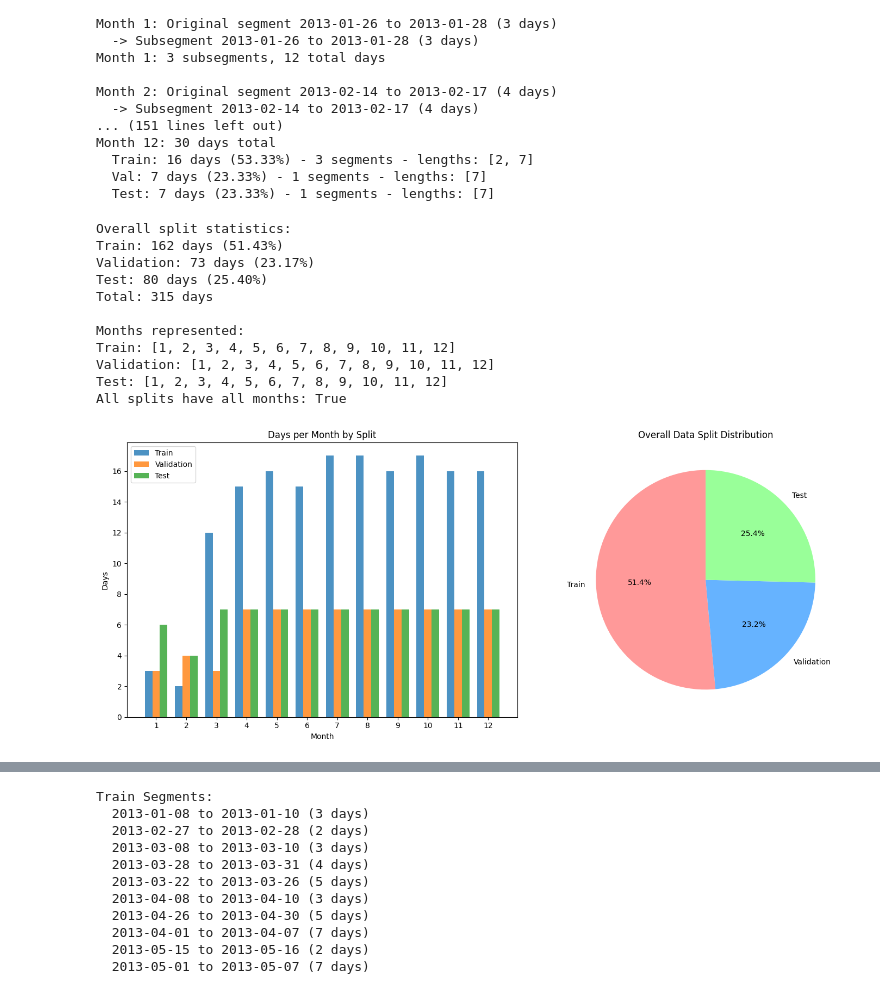
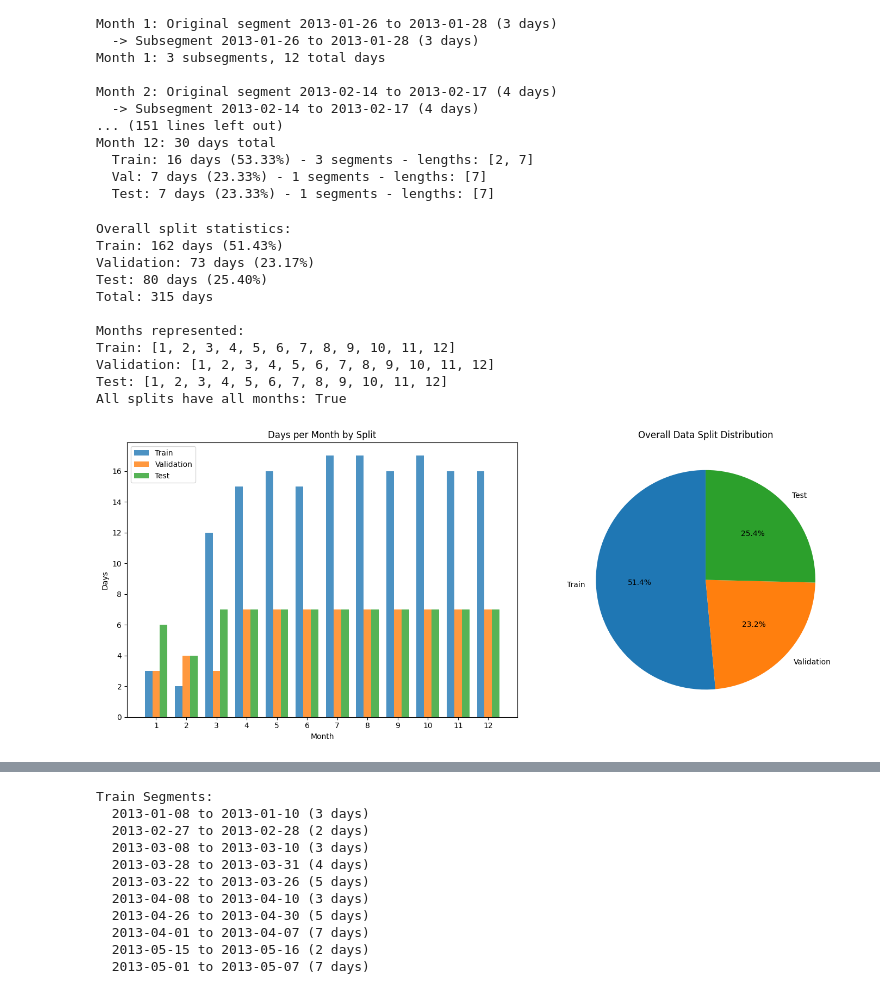
Before and after one commit to mmmmmm44/AdversarialSMControl, a Jupyter notebook: 03_data_split.ipynb, the cells around one changed output, grey strips where cells are left out. Cells and saved outputs as stored; diff of their text form; code cells hidden in the pictures.

Commit message:
Add calendar plot & save plots for visualization

```diff
--- a/03_data_split.ipynb
+++ b/03_data_split.ipynb
@@ -387,6 +387,12 @@ print(f"All splits have all months: {train_months == val_months == test_months}"
 # Visualize the split distribution
 fig, (ax1, ax2) = plt.subplots(1, 2, figsize=(15, 6))
 
+# Define consistent colors for all plots
+# Using matplotlib's default color cycle (C0, C1, C2)
+train_color = plt.cm.tab10(0)  # Blue
+val_color = plt.cm.tab10(1)    # Orange
+test_color = plt.cm.tab10(2)   # Green
+
 # Plot 1: Days per month by split
 months = sorted(split_summary.keys())
 train_days_by_month = [split_summary[m]['train_days'] for m in months]
@@ -396,37 +402,43 @@ test_days_by_month = [split_summary[m]['test_days'] for m in months]
 x = np.arange(len(months))
 width = 0.25
 
-ax1.bar(x - width, train_days_by_month, width, label='Train', alpha=0.8)
-ax1.bar(x, val_days_by_month, width, label='Validation', alpha=0.8)
-ax1.bar(x + width, test_days_by_month, width, label='Test', alpha=0.8)
+ax1.bar(x - width, train_days_by_month, width, label='Train', color=train_color, alpha=0.8)
+ax1.bar(x, val_days_by_month, width, label='Validation', color=val_color, alpha=0.8)
+ax1.bar(x + width, test_days_by_month, width, label='Test', color=test_color, alpha=0.8)
 
 ax1.set_xlabel('Month')
 ax1.set_ylabel('Days')
 ax1.set_title('Days per Month by Split')
 ax1.set_xticks(x)
 ax1.set_xticklabels(months)
 ax1.legend()
 
-# Plot 2: Overall distribution
+# Plot 2: Overall distribution - using the same colors as the bar plot
 sizes = [train_days_total, val_days_total, test_days_total]
 labels = ['Train', 'Validation', 'Test']
-colors = ['#ff9999', '#66b3ff', '#99ff99']
+colors = [train_color, val_color, test_color]
 
 ax2.pie(sizes, labels=labels, colors=colors, autopct='%1.1f%%', startangle=90)
 ax2.set_title('Overall Data Split Distribution')
 
+fig_savepath = Path('experiments_graphs', "dataset", "data_split_distribution.png")
+if not fig_savepath.parent.exists():
+    fig_savepath.parent.mkdir(parents=True)
+
+fig.savefig(fig_savepath, dpi=300, bbox_inches='tight')
+
 plt.tight_layout()
-plt.show()
+fig.show()
 # %% [output]
 Overall split statistics:
 Train: 162 days (51.43%)
 Validation: 73 days (23.17%)
 Test: 80 days (25.40%)
 Total: 315 days
 
 Months represented:
 Train: [1, 2, 3, 4, 5, 6, 7, 8, 9, 10, 11, 12]
 Validation: [1, 2, 3, 4, 5, 6, 7, 8, 9, 10, 11, 12]
 Test: [1, 2, 3, 4, 5, 6, 7, 8, 9, 10, 11, 12]
 All splits have all months: True
-[figure, old version]
+[figure, new version]
```
Also changed, not shown: parts of 1 cell of this notebook.
